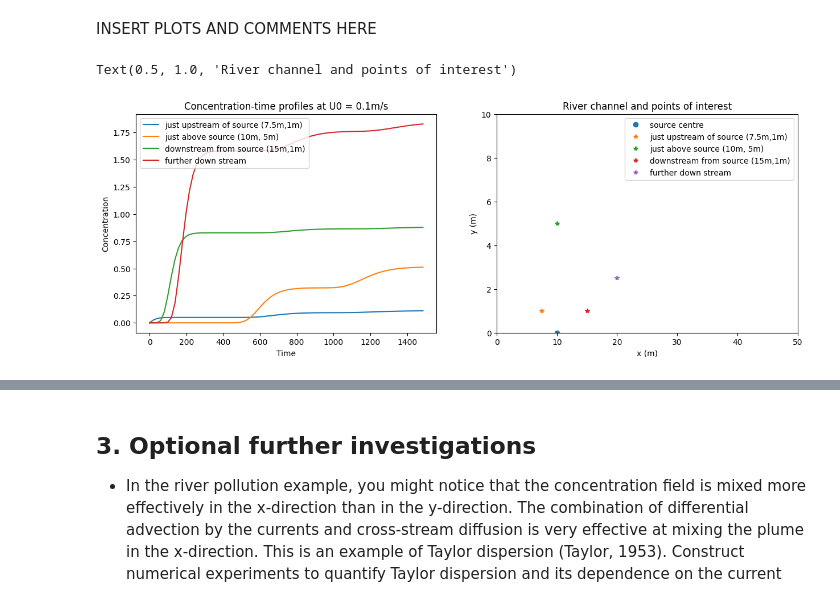
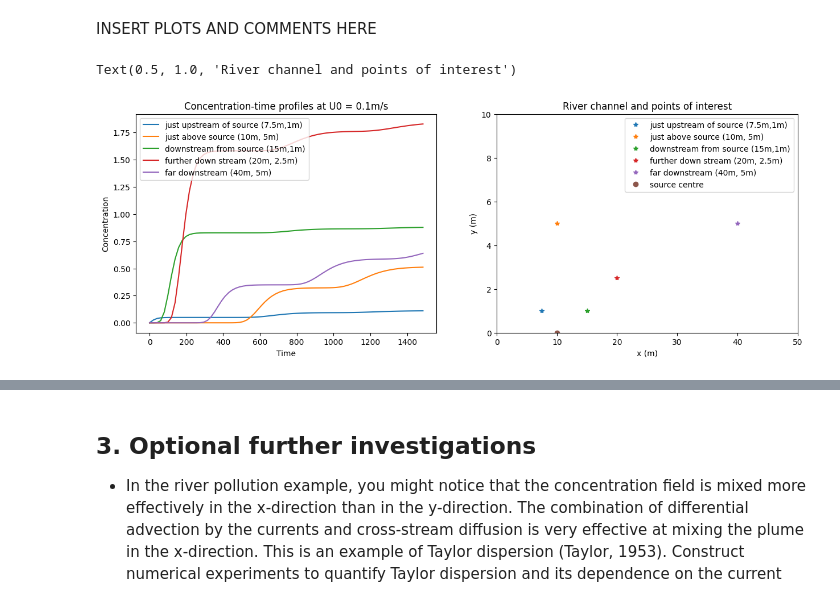
Before and after one commit to ananyaaa-j/QCES, a Jupyter notebook: Project2_transport.ipynb, the cells around one changed output, grey strips where cells are left out. Drawn from its saved outputs; the diff is of its cells as text; code cells hidden in the pictures.

```diff
--- a/Project2_transport.ipynb
+++ b/Project2_transport.ipynb
@@ -477,39 +478,38 @@ INSERT PLOTS AND COMMENTS HERE
 
 # source centre: (0,10)
 
 # points: (7.5, 1) downstream and just above source
 #         (10, 5) just above source
 #         (15, 1) upstream and just above source
 
-x_points = [7.5, 10, 15, 20]
-y_points = [1, 5, 1, 2.5]
-
-labels = ["just upstream of source (7.5m,1m)", "just above source (10m, 5m)", "downstream from source (15m,1m)", "further down stream"]
+x_points = [7.5, 10, 15, 20, 40]
+y_points = [1, 5, 1, 2.5, 5]
+labels = ["just upstream of source (7.5m,1m)", "just above source (10m, 5m)", "downstream from source (15m,1m)", "further down stream (20m, 2.5m)", "far downstream (40m, 5m)"]
 
 plt.figure(figsize=(15,5))
 plt.subplot(1, 2, 1)
 for i in range(0,len(x_points)):
   xidx = round(x_points[i] / (50/256))
   yidx = round(y_points[i] / (10/32))
   plt.plot(t_save, c_save[:, xidx, yidx], label = labels[i])
 plt.legend()
 plt.xlabel("Time")
 plt.ylabel("Concentration")
 plt.title("Concentration-time profiles at U0 = 0.1m/s")
 
 plt.subplot(1, 2, 2)
-plt.plot(10,0, 'o', label = "source centre")
 plt.xlim(0, 50)
 plt.ylim(0, 10)
 for i in range(0,len(x_points)):
   plt.plot(x_points[i], y_points[i], '*', label = labels[i])
+plt.plot(10,0, 'o', label = "source centre")
 plt.xlabel("x (m)")
 plt.ylabel("y (m)")
 plt.legend()
 plt.title("River channel and points of interest")
 # %% [output]
 Text(0.5, 1.0, 'River channel and points of interest')
-[figure, old version]
+[figure, new version]
 # %% [markdown]
 The point just upstream of the source showed a gradual increase in concnetration over time. This because the source is continuous and the pollutant is constantly diffusing into the point and also being advected away, but the flux in from diffusion must be slightly higher then the flux out by advection to explain the gradualy increase.
 
```
Also changed, not shown: parts of 12 cells of this notebook.
